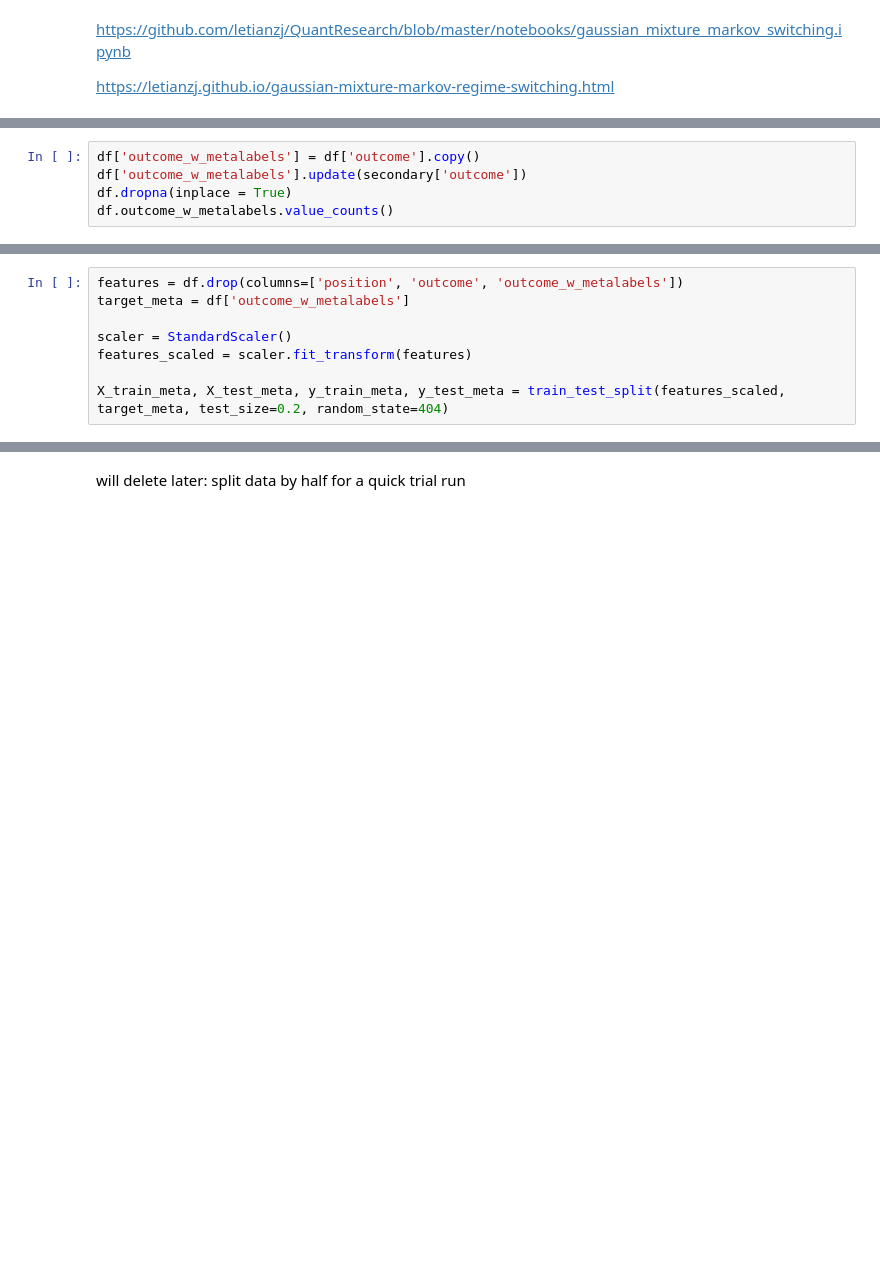
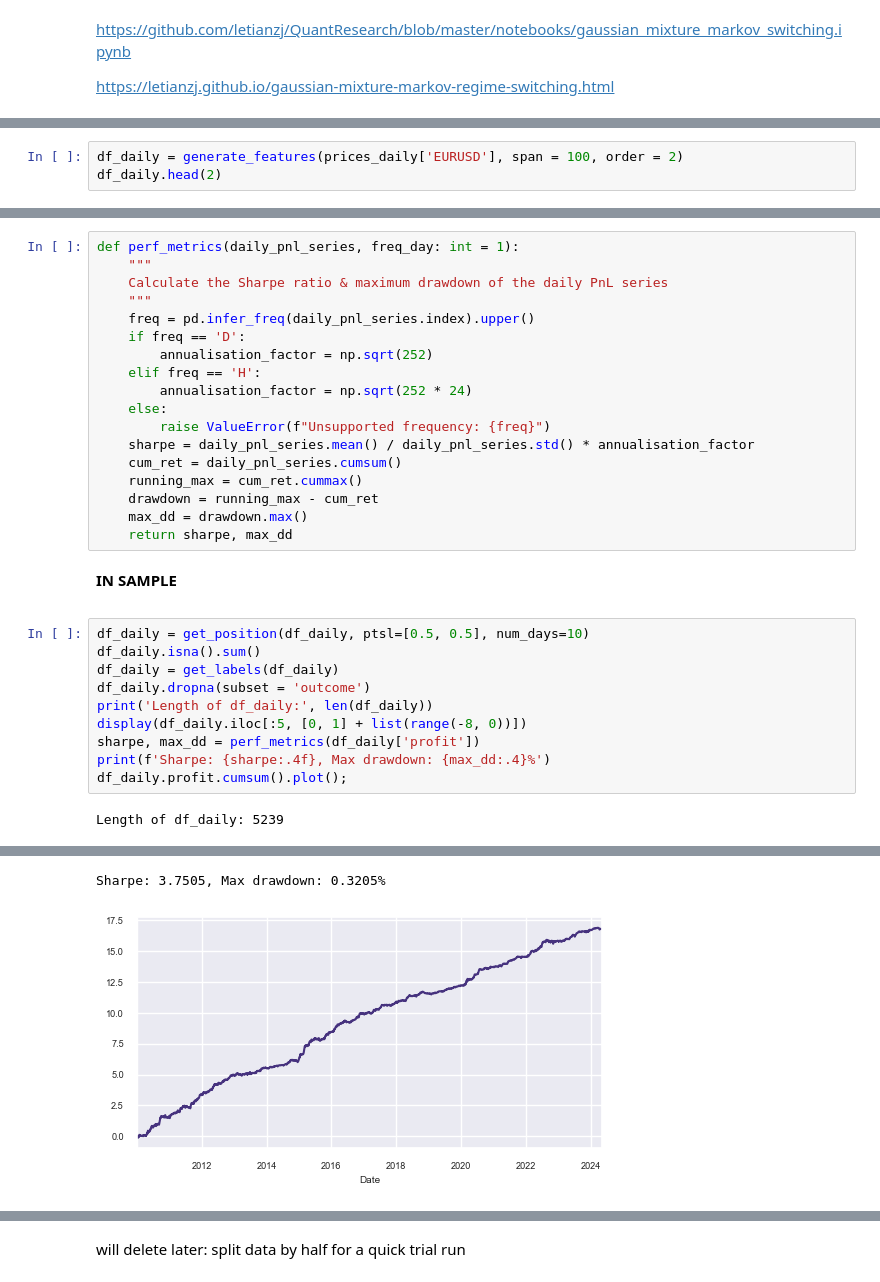
Before and after one commit to trungchien171/a1phas, a Jupyter notebook: forex/eurusd/overfit_or_legit.ipynb, the cells around one changed output, grey strips where cells are left out. Cells and saved outputs as stored; diff of their text form; blank space fills up the shorter version.

```diff
--- a/forex/eurusd/overfit_or_legit.ipynb
+++ b/forex/eurusd/overfit_or_legit.ipynb
@@ -626,5 +228,0 @@ Label = direction of return (profitable (+1), unprofitable or neutral (0))
-# %%
-df['outcome_w_metalabels'] = df['outcome'].copy()
-df['outcome_w_metalabels'].update(secondary['outcome'])
-df.dropna(inplace = True)
-df.outcome_w_metalabels.value_counts()
@@ -732,8 +228,0 @@ primary model performs slightly better across most metrics.
-# %%
-features = df.drop(columns=['position', 'outcome', 'outcome_w_metalabels'])
-target_meta = df['outcome_w_metalabels']
-
-scaler = StandardScaler()
-features_scaled = scaler.fit_transform(features)
-
-X_train_meta, X_test_meta, y_train_meta, y_test_meta = train_test_split(features_scaled, target_meta, test_size=0.2, random_state=404)
@@ -754,0 +229,3 @@ def max_drawdown(returns: np.ndarray) -> float:
+# %%
+df_daily = generate_features(prices_daily['EURUSD'], span = 100, order = 2)
+df_daily.head(2)
@@ -754,0 +323,36 @@ def max_drawdown(returns: np.ndarray) -> float:
+# %%
+def perf_metrics(daily_pnl_series, freq_day: int = 1):
+    """
+    Calculate the Sharpe ratio & maximum drawdown of the daily PnL series
+    """
+    freq = pd.infer_freq(daily_pnl_series.index).upper()
+    if freq == 'D':
+        annualisation_factor = np.sqrt(252)
+    elif freq == 'H':
+        annualisation_factor = np.sqrt(252 * 24)
+    else:
+        raise ValueError(f"Unsupported frequency: {freq}")
+    sharpe = daily_pnl_series.mean() / daily_pnl_series.std() * annualisation_factor
+    cum_ret = daily_pnl_series.cumsum()
+    running_max = cum_ret.cummax()
+    drawdown = running_max - cum_ret
+    max_dd = drawdown.max()
+    return sharpe, max_dd
+# %% [markdown]
+<div class="alert alert-todo">
+
+**IN SAMPLE**
+
+</div>
+# %%
+df_daily = get_position(df_daily, ptsl=[0.5, 0.5], num_days=10)
+df_daily.isna().sum()
+df_daily = get_labels(df_daily)
+df_daily.dropna(subset = 'outcome')
+print('Length of df_daily:', len(df_daily))
+display(df_daily.iloc[:5, [0, 1] + list(range(-8, 0))])
+sharpe, max_dd = perf_metrics(df_daily['profit'])
+print(f'Sharpe: {sharpe:.4f}, Max drawdown: {max_dd:.4}%')
+df_daily.profit.cumsum().plot();
+# %% [output]
+Length of df_daily: 5239
@@ -754,0 +366,2 @@ def max_drawdown(returns: np.ndarray) -> float:
+Sharpe: 3.7505, Max drawdown: 0.3205%
+[figure, added]
```
Also changed, not shown: parts of 77 cells of this notebook.
